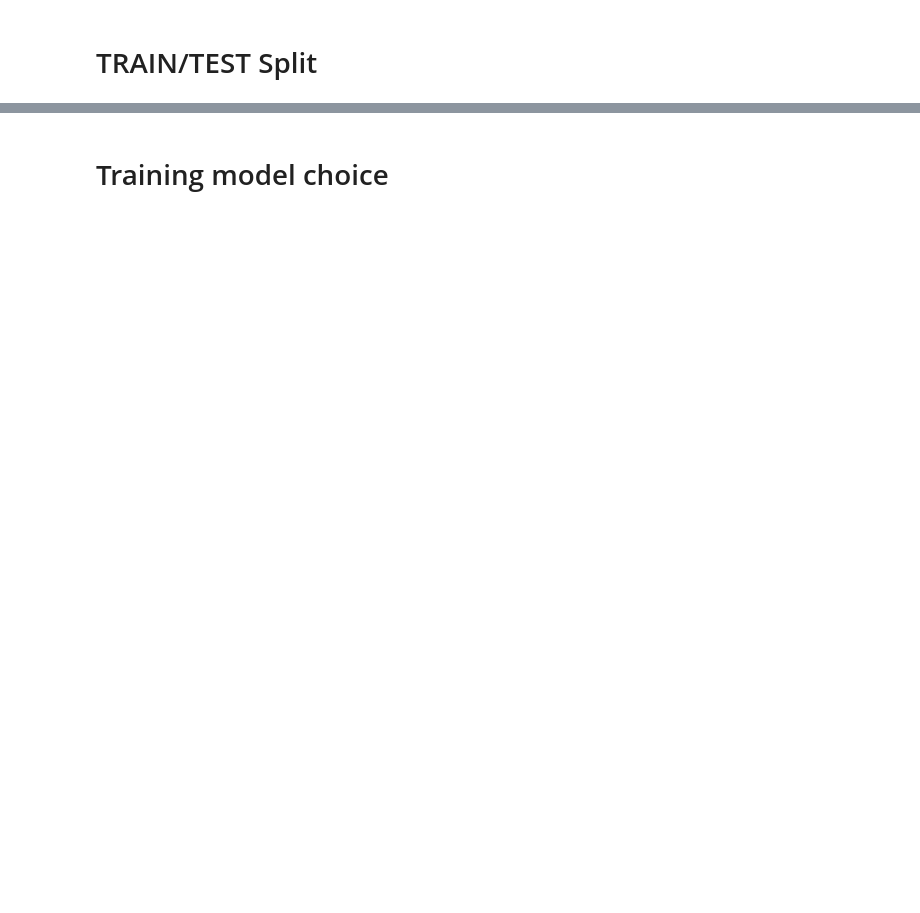
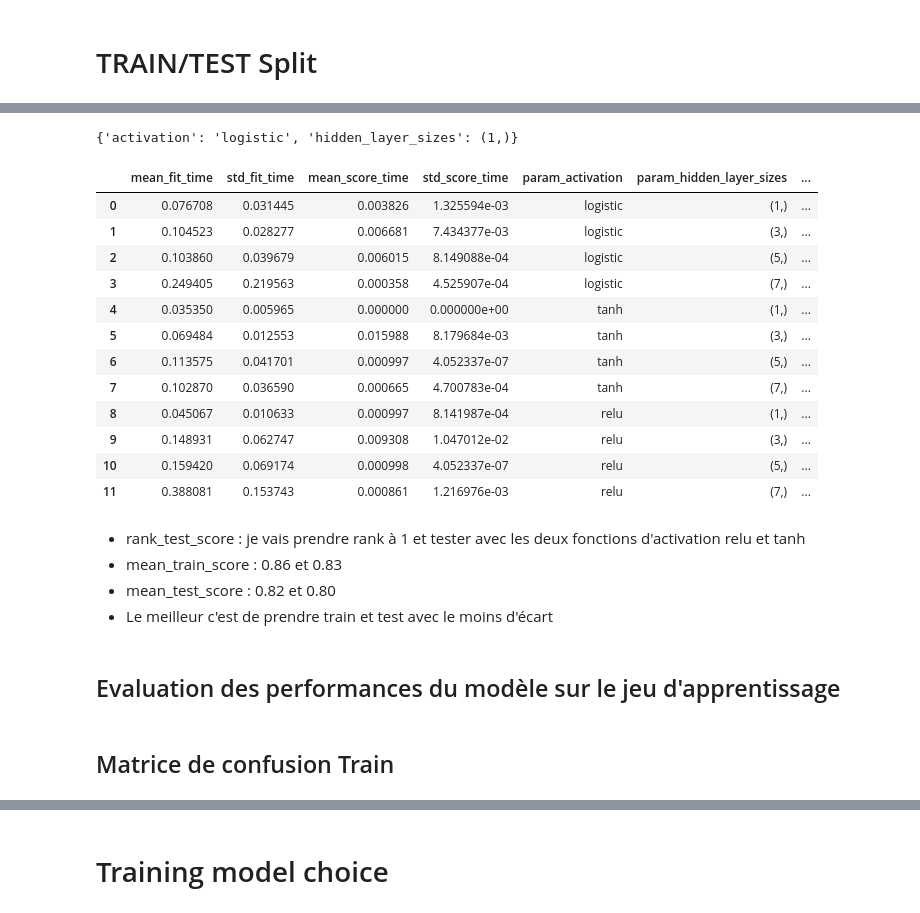
Before and after one commit to AsmaRACHIDI/Projet_Pret_Bancaire, a Jupyter notebook: Training_model.ipynb, the cells around one changed output, grey strips where cells are left out. Saved outputs shown, nothing was run; the diff lists cells and outputs as text; code cells hidden in the pictures; blank space fills up the shorter version.

Commit message:
Modification outliers et model prediction

```diff
--- a/Training_model.ipynb
+++ b/Training_model.ipynb
@@ -81,0 +159,14 @@ scaled_X_test = scaler.transform(X_test)
+# %%
+hyperparameters = {'hidden_layer_sizes': [(1,), (3,), (5,), (7,)], 'activation': ['logistic', 'tanh', 'relu']}
+# %%
+model = MLPClassifier(solver='lbfgs', alpha=0.0001, max_iter=10000, random_state=0, max_fun=15000)
+# %%
+gridSearchCV = GridSearchCV(model,
+                            hyperparameters,
+                            n_jobs=-1,
+                            refit=True,
+                            cv=3,
+                            return_train_score=True,
+                            scoring=f1_score)
+
+gridSearchCV.fit(scaled_X_train, y_train)
@@ -81,0 +182,27 @@ scaled_X_test = scaler.transform(X_test)
+# %%
+gridSearchCV.best_params_
+# %% [output]
+{'activation': 'logistic', 'hidden_layer_sizes': (1,)}
+# %%
+pd.DataFrame(gridSearchCV.cv_results_).sort_values(by=['rank_test_score'])
+# %% [output]
+|  | mean_fit_time | std_fit_time | mean_score_time | std_score_time | param_activation | param_hidden_layer_sizes | ... |
+| 0 | 0.076708 | 0.031445 | 0.003826 | 1.325594e-03 | logistic | (1,) | ... |
+| 1 | 0.104523 | 0.028277 | 0.006681 | 7.434377e-03 | logistic | (3,) | ... |
+| 2 | 0.103860 | 0.039679 | 0.006015 | 8.149088e-04 | logistic | (5,) | ... |
+| 3 | 0.249405 | 0.219563 | 0.000358 | 4.525907e-04 | logistic | (7,) | ... |
+| 4 | 0.035350 | 0.005965 | 0.000000 | 0.000000e+00 | tanh | (1,) | ... |
+| 5 | 0.069484 | 0.012553 | 0.015988 | 8.179684e-03 | tanh | (3,) | ... |
+| 6 | 0.113575 | 0.041701 | 0.000997 | 4.052337e-07 | tanh | (5,) | ... |
+| 7 | 0.102870 | 0.036590 | 0.000665 | 4.700783e-04 | tanh | (7,) | ... |
+| 8 | 0.045067 | 0.010633 | 0.000997 | 8.141987e-04 | relu | (1,) | ... |
+| 9 | 0.148931 | 0.062747 | 0.009308 | 1.047012e-02 | relu | (3,) | ... |
+| 10 | 0.159420 | 0.069174 | 0.000998 | 4.052337e-07 | relu | (5,) | ... |
+| 11 | 0.388081 | 0.153743 | 0.000861 | 1.216976e-03 | relu | (7,) | ... |
+# %% [markdown]
+- rank_test_score : je vais prendre rank à 1 et tester avec les deux fonctions d'activation relu et tanh
+- mean_train_score : 0.86 et 0.83
+- mean_test_score : 0.82 et 0.80
+- Le meilleur c'est de prendre train et test avec le moins d'écart
+# %% [markdown]
+## Evaluation des performances du modèle sur le jeu d'apprentissage
@@ -81,0 +211,2 @@ scaled_X_test = scaler.transform(X_test)
+# %% [markdown]
+## Matrice de confusion Train
```
Also changed, not shown: parts of 76 cells of this notebook, 6 other files.
